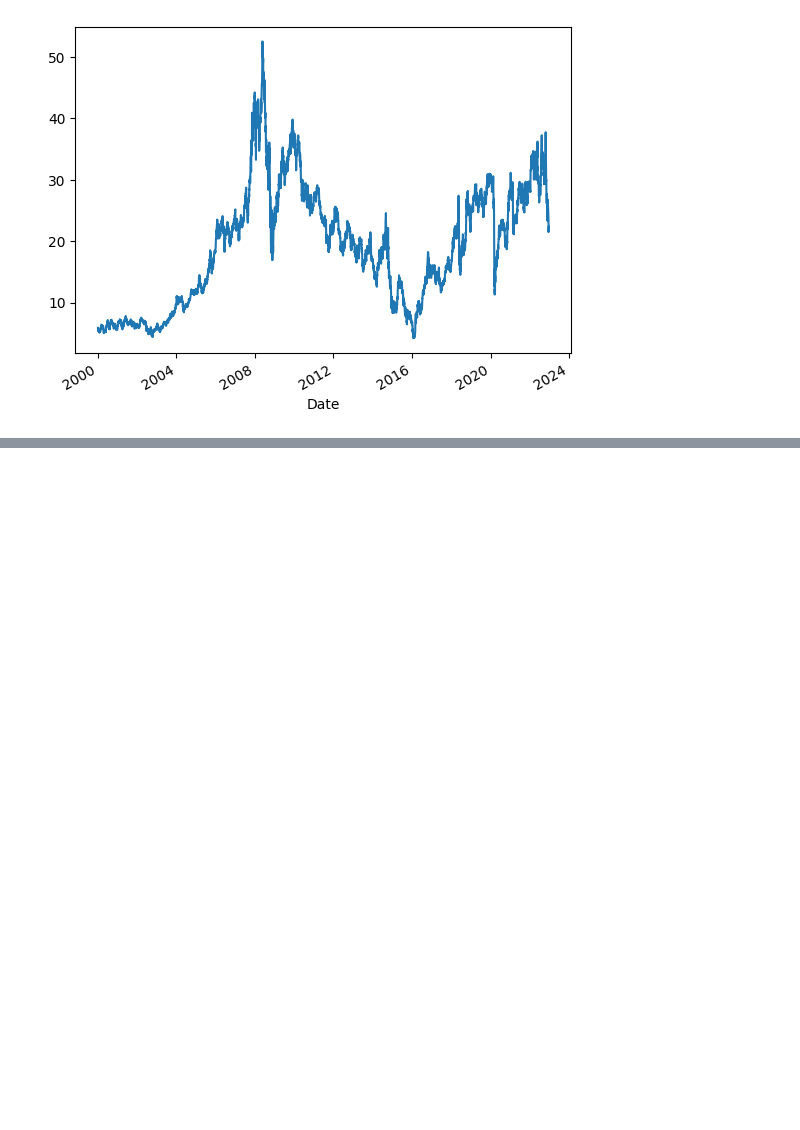
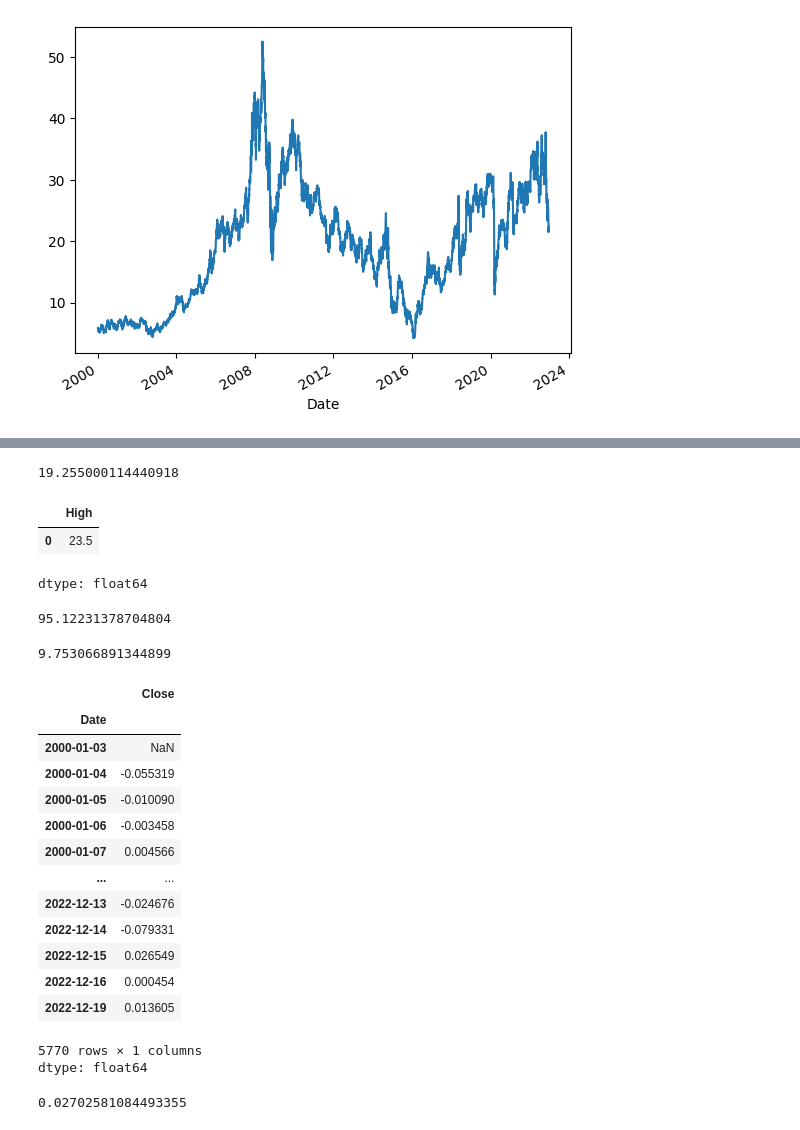
Before and after one commit to diegoaugustofp/curso_pmf, a Jupyter notebook: Modulo_02_Manipulação_de_dados.ipynb, the cells around one changed output, grey strips where cells are left out. Cells and saved outputs as stored; diff of their text form; code cells hidden in the pictures; blank space fills up the shorter version.

```diff
--- a/Modulo_02_Manipulação_de_dados.ipynb
+++ b/Modulo_02_Manipulação_de_dados.ipynb
@@ -143,0 +183,47 @@ petro_txt.Close.plot();
+# %%
+# mediana
+petro_txt.Close.median()
+# %% [output]
+19.255000114440918
+# %%
+#moda
+petro_txt.High.mode()
+# %% [output]
+|  | High |
+| 0 | 23.5 |
+dtype: float64
+# %%
+#variancia
+petro_txt.High.var()
+# %% [output]
+95.12231378704804
+# %%
+#desvio padrao
+petro_txt.High.std()
+# %% [output]
+9.753066891344899
+# %%
+#pct_change - mudanção percentual
+retornos = petro_txt.Close.pct_change()
+# %%
+retornos
+# %% [output]
+|  | Close |
+| Date |  |
+| 2000-01-03 | NaN |
+| 2000-01-04 | -0.055319 |
+| 2000-01-05 | -0.010090 |
+| 2000-01-06 | -0.003458 |
+| 2000-01-07 | 0.004566 |
+| ... | ... |
+| 2022-12-13 | -0.024676 |
+| 2022-12-14 | -0.079331 |
+| 2022-12-15 | 0.026549 |
+| 2022-12-16 | 0.000454 |
+| 2022-12-19 | 0.013605 |
+5770 rows × 1 columns
+dtype: float64
+# %%
+retornos.std()
+# %% [output]
+0.02702581084493355
```
Also changed, not shown: parts of 21 cells of this notebook.
